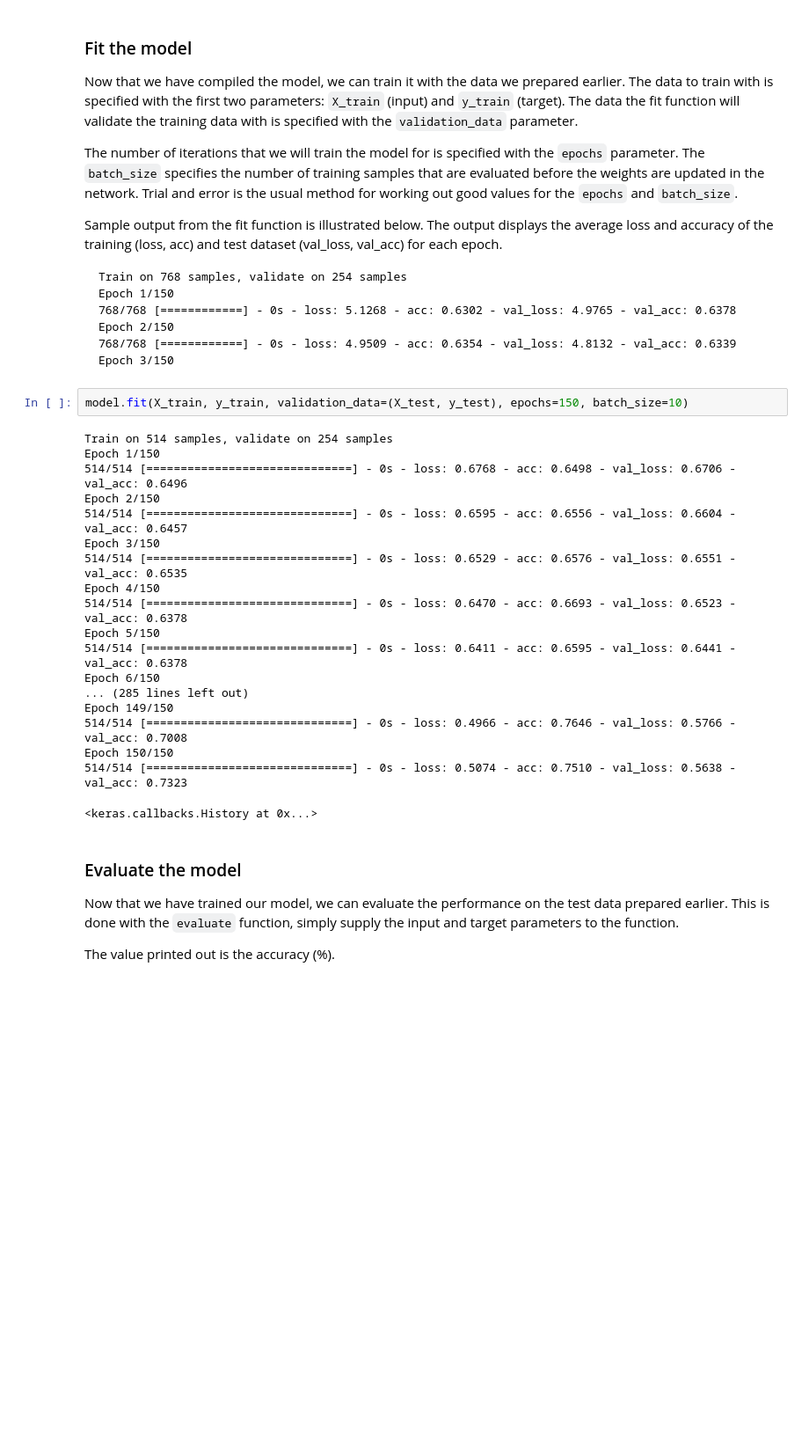
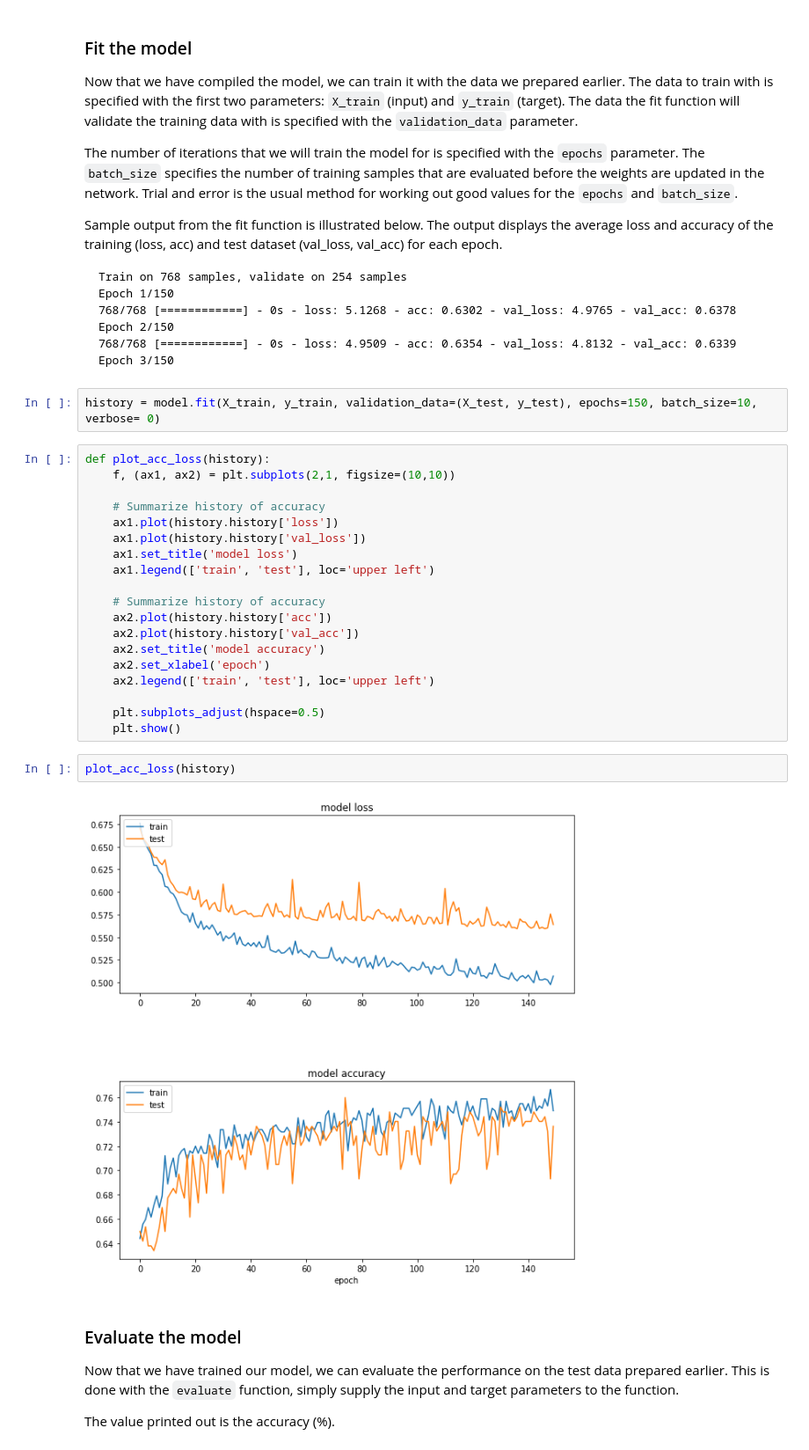
Before and after one commit to UoA-eResearch/deep-learning-tutorial-2017, a Jupyter notebook: Exercise 1 - binary pima indians.ipynb, the cells around one changed output. Shown: that part at 88% size. Saved outputs shown, nothing was run; the diff lists cells and outputs as text; blank space fills up the shorter version.

````diff
--- a/Exercise 1 - binary pima indians.ipynb
+++ b/Exercise 1 - binary pima indians.ipynb
@@ -129,26 +131,30 @@ Epoch 2/150
 Epoch 3/150
 ```
 # %%
-model.fit(X_train, y_train, validation_data=(X_test, y_test), epochs=150, batch_size=10)
+history = model.fit(X_train, y_train, validation_data=(X_test, y_test), epochs=150, batch_size=10, verbose= 0)
-# %% [output]
-Train on 514 samples, validate on 254 samples
-Epoch 1/150
-514/514 [==============================] - 0s - loss: 0.6768 - acc: 0.6498 - val_loss: 0.6706 - val_acc: 0.6496
-Epoch 2/150
-514/514 [==============================] - 0s - loss: 0.6595 - acc: 0.6556 - val_loss: 0.6604 - val_acc: 0.6457
-Epoch 3/150
-514/514 [==============================] - 0s - loss: 0.6529 - acc: 0.6576 - val_loss: 0.6551 - val_acc: 0.6535
-Epoch 4/150
-514/514 [==============================] - 0s - loss: 0.6470 - acc: 0.6693 - val_loss: 0.6523 - val_acc: 0.6378
-Epoch 5/150
-514/514 [==============================] - 0s - loss: 0.6411 - acc: 0.6595 - val_loss: 0.6441 - val_acc: 0.6378
-Epoch 6/150
-... (285 lines left out)
-Epoch 149/150
-514/514 [==============================] - 0s - loss: 0.4966 - acc: 0.7646 - val_loss: 0.5766 - val_acc: 0.7008
-Epoch 150/150
-514/514 [==============================] - 0s - loss: 0.5074 - acc: 0.7510 - val_loss: 0.5638 - val_acc: 0.7323
-<keras.callbacks.History at 0x...>
+# %%
+def plot_acc_loss(history):
+    f, (ax1, ax2) = plt.subplots(2,1, figsize=(10,10))
+
+    # Summarize history of accuracy
+    ax1.plot(history.history['loss'])
+    ax1.plot(history.history['val_loss'])
+    ax1.set_title('model loss')
+    ax1.legend(['train', 'test'], loc='upper left')
+
+    # Summarize history of accuracy
+    ax2.plot(history.history['acc'])
+    ax2.plot(history.history['val_acc'])
+    ax2.set_title('model accuracy')
+    ax2.set_xlabel('epoch')
+    ax2.legend(['train', 'test'], loc='upper left')
+
+    plt.subplots_adjust(hspace=0.5)
+    plt.show()
+# %%
+plot_acc_loss(history)
+# %% [output]
+[figure, added]
 # %% [markdown]
 ### Evaluate the model
 Now that we have trained our model, we can evaluate the performance on the test data prepared earlier. This is done with the `evaluate` function, simply supply the input and target parameters to the function.
````
Also changed, not shown: parts of 7 cells of this notebook, 3 other files.
